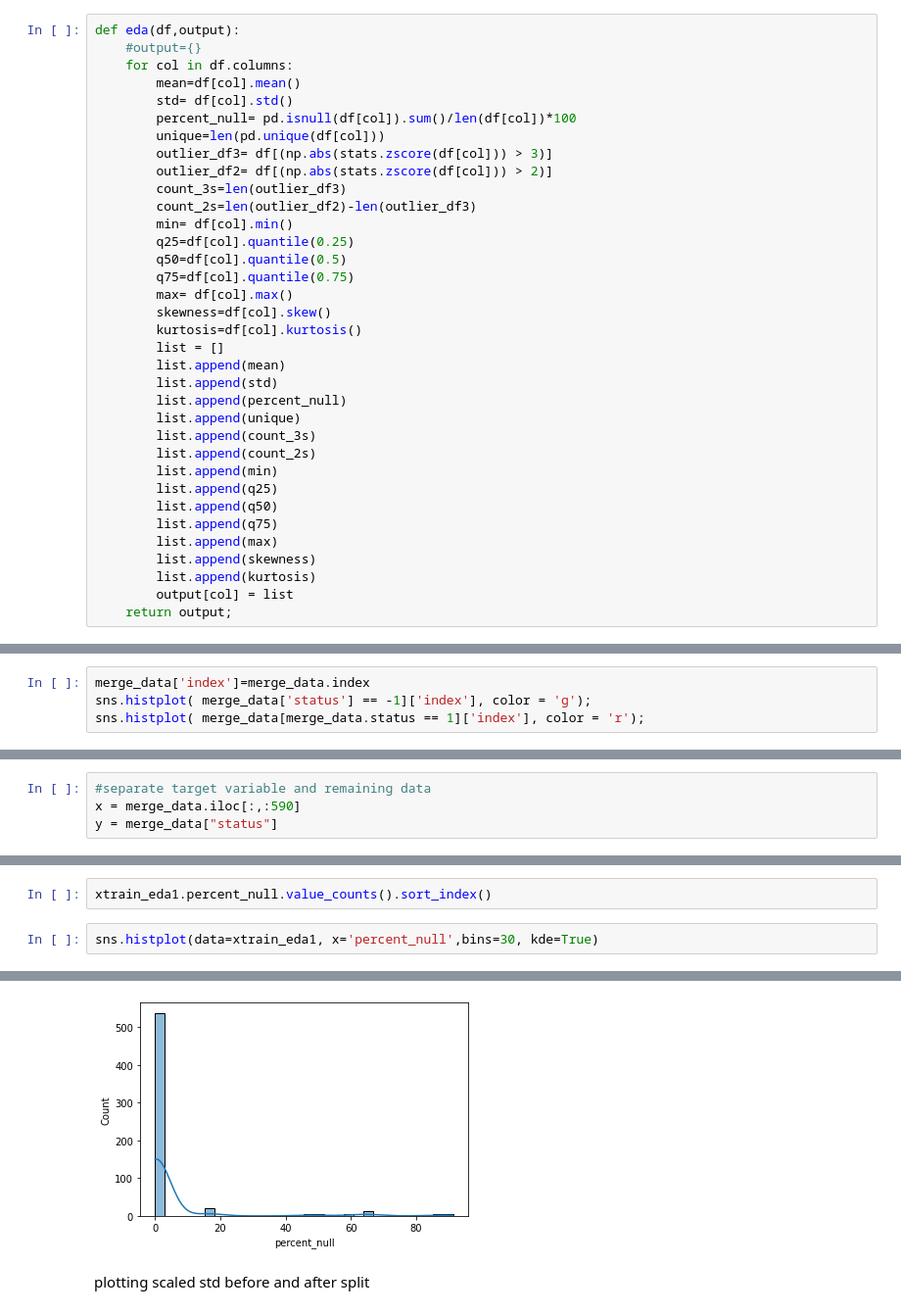
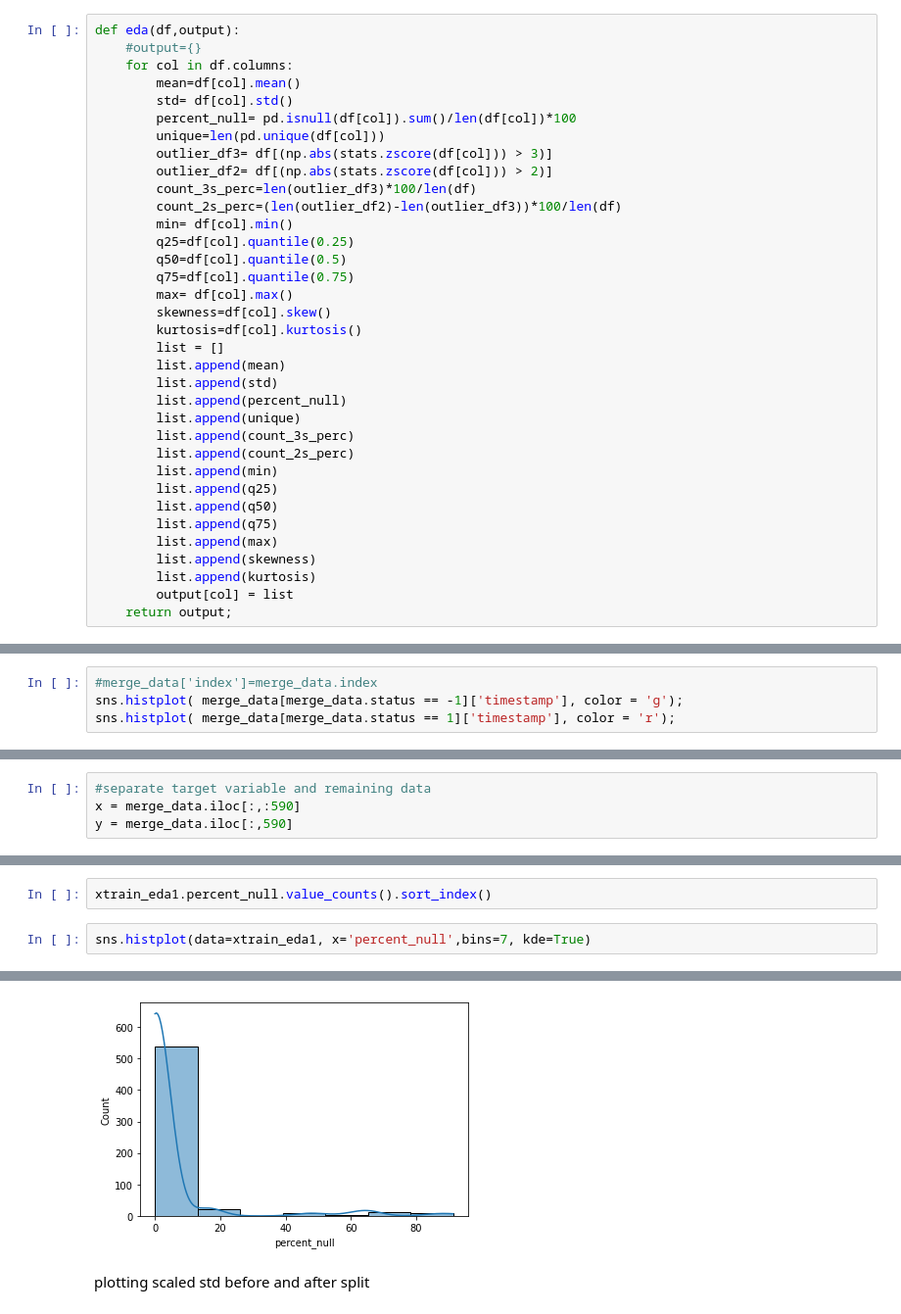
Before and after one commit to hinatanvir/Fault-Detection-SECOM, a Jupyter notebook: EDA.ipynb, the cells around one changed output, grey strips where cells are left out. Shown at 98% size. Saved outputs shown, nothing was run; the diff lists cells and outputs as text.

```diff
--- a/EDA.ipynb
+++ b/EDA.ipynb
@@ -84,8 +84,8 @@ def eda(df,output):
         unique=len(pd.unique(df[col]))
         outlier_df3= df[(np.abs(stats.zscore(df[col])) > 3)]
         outlier_df2= df[(np.abs(stats.zscore(df[col])) > 2)]
-        count_3s=len(outlier_df3)
-        count_2s=len(outlier_df2)-len(outlier_df3)
+        count_3s_perc=len(outlier_df3)*100/len(df)
+        count_2s_perc=(len(outlier_df2)-len(outlier_df3))*100/len(df)
         min= df[col].min()
         q25=df[col].quantile(0.25)
         q50=df[col].quantile(0.5)
@@ -98,8 +98,8 @@ def eda(df,output):
         list.append(std)
         list.append(percent_null)
         list.append(unique)
-        list.append(count_3s)
-        list.append(count_2s)
+        list.append(count_3s_perc)
+        list.append(count_2s_perc)
         list.append(min)
         list.append(q25)
         list.append(q50)
@@ -146,5 +257,5 @@ Name: index, Length: 1463, dtype: int64
 # %%
-merge_data['index']=merge_data.index
-sns.histplot( merge_data['status'] == -1]['index'], color = 'g');
-sns.histplot( merge_data[merge_data.status == 1]['index'], color = 'r');
+#merge_data['index']=merge_data.index
+sns.histplot( merge_data[merge_data.status == -1]['timestamp'], color = 'g');
+sns.histplot( merge_data[merge_data.status == 1]['timestamp'], color = 'r');
 # %% [output]
@@ -181,4 +286,4 @@ merge_data.shape
 # %%
 #separate target variable and remaining data
 x = merge_data.iloc[:,:590]
-y = merge_data["status"]
+y = merge_data.iloc[:,590]
@@ -226,10 +352,10 @@ result1.percent_null.value_counts().sort_index()
 # %%
 xtrain_eda1.percent_null.value_counts().sort_index()
 # %%
-sns.histplot(data=xtrain_eda1, x='percent_null',bins=30, kde=True)
+sns.histplot(data=xtrain_eda1, x='percent_null',bins=7, kde=True)
 # %% [output]
 <matplotlib.axes._subplots.AxesSubplot at 0x...>
-[figure, old version]
+[figure, new version]
 # %% [markdown]
 plotting scaled std before and after split
 # %%
```
Also changed, not shown: parts of 20 cells of this notebook.
